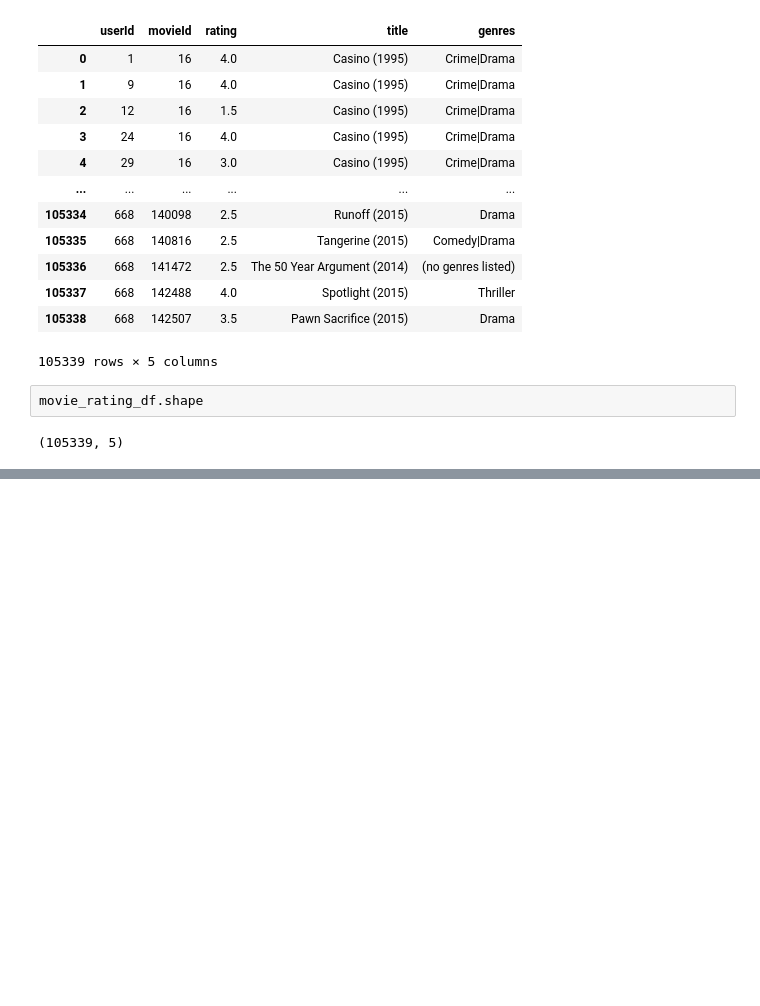
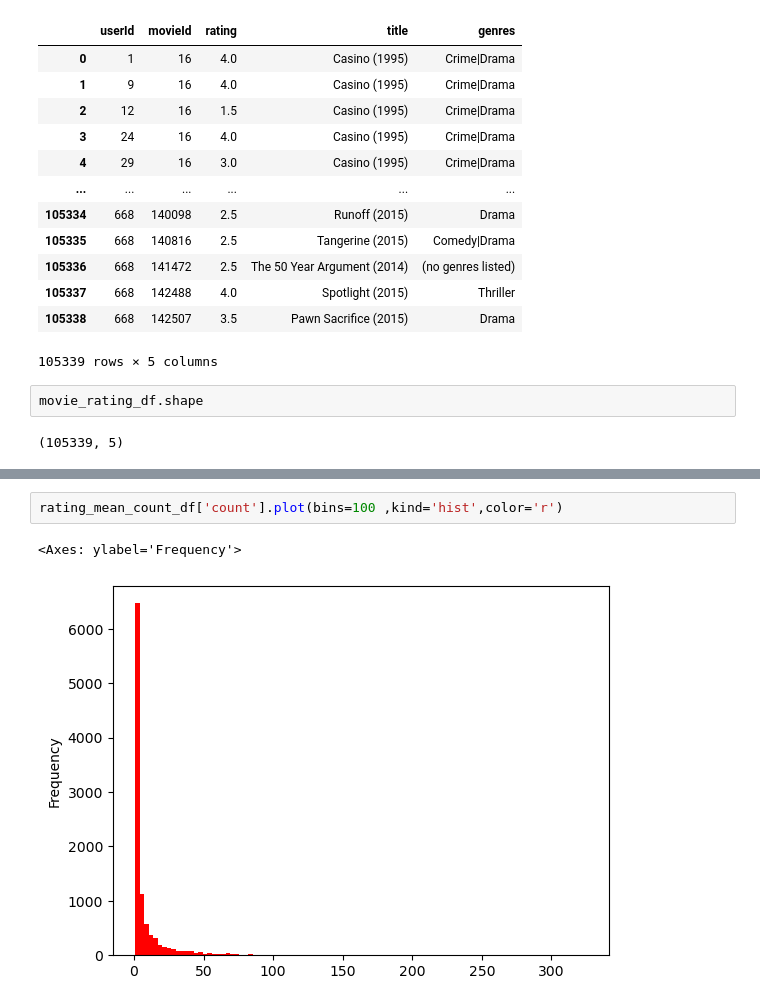
Before and after one commit to sanjip1203/Movie_recommended_system, a Jupyter notebook: recommendation.ipynb, the cells around one changed output, grey strips where cells are left out. Saved outputs shown, nothing was run; the diff lists cells and outputs as text; blank space fills up the shorter version.

```diff
--- a/recommendation.ipynb
+++ b/recommendation.ipynb
@@ -109,0 +221,5 @@ movie_rating_df.shape
+# %%
+rating_mean_count_df['count'].plot(bins=100 ,kind='hist',color='r')
+# %% [output]
+<Axes: ylabel='Frequency'>
+[figure, added]
```
Also changed, not shown: parts of 14 cells of this notebook.
